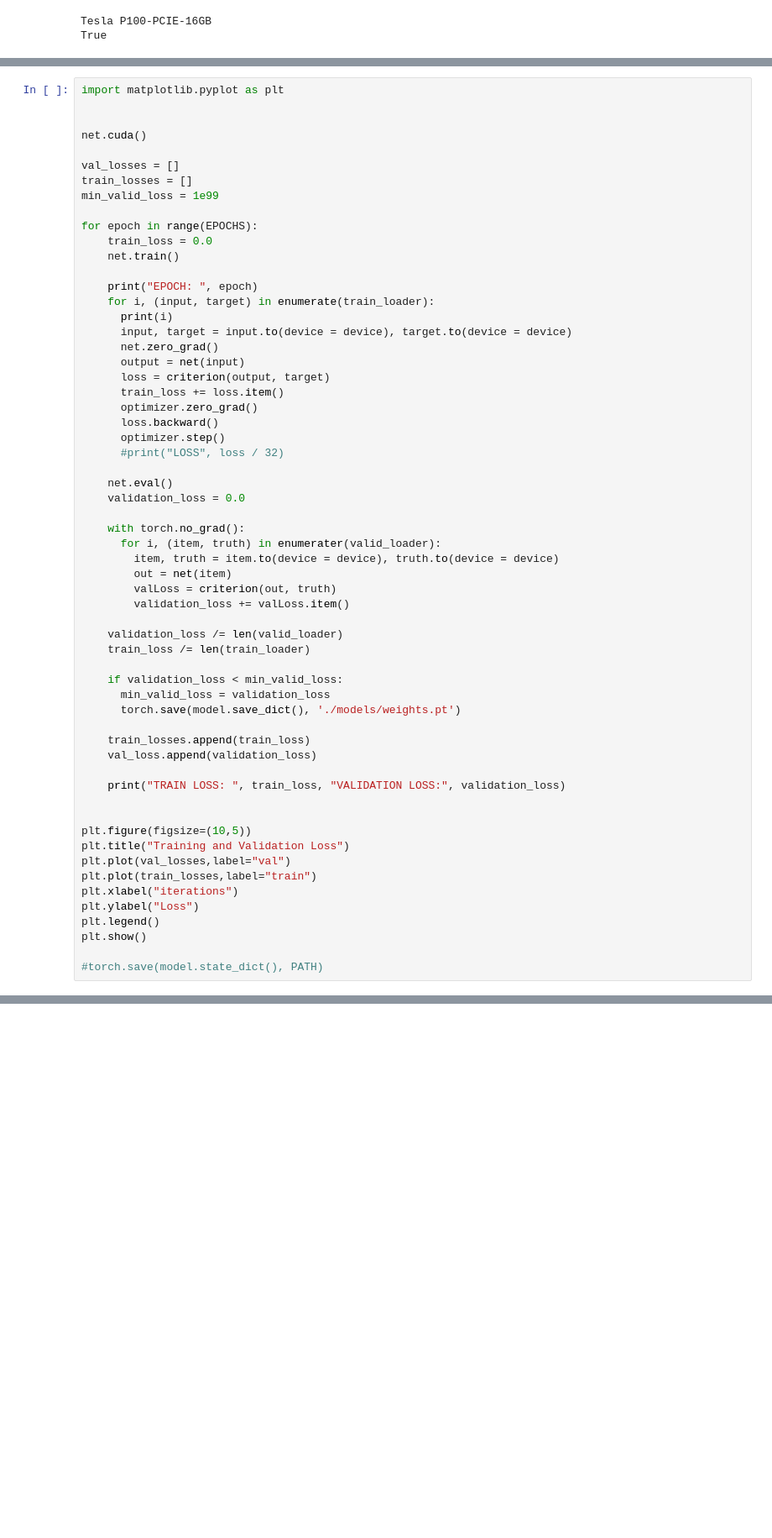
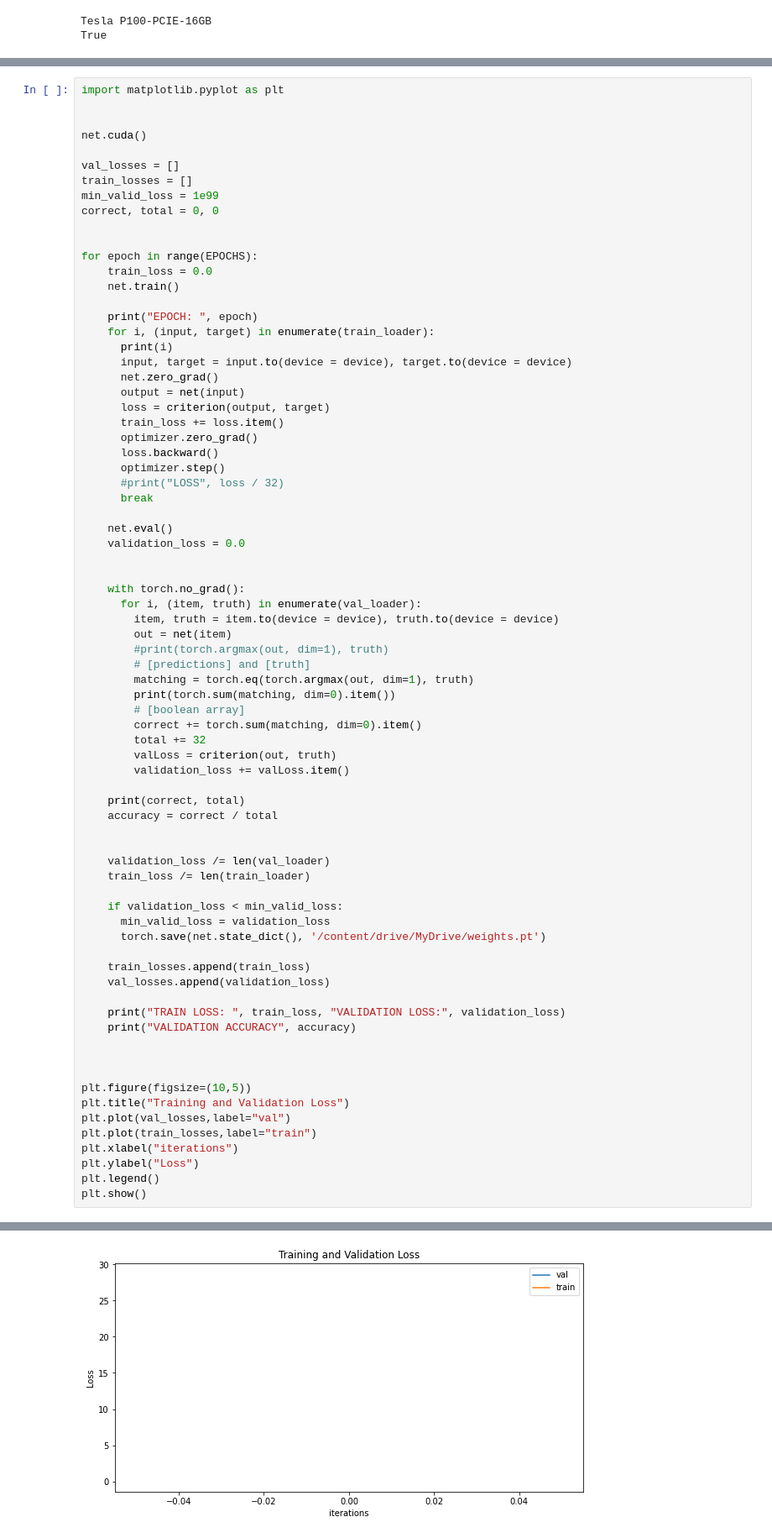
Before and after one commit to ankitbatra22/Gesture-Recognizer, a Jupyter notebook: gesture_detect.ipynb, the cells around one changed output, grey strips where cells are left out. Shown at 84% size. Cells and saved outputs as stored; diff of their text form; blank space fills up the shorter version.

```diff
--- a/gesture_detect.ipynb
+++ b/gesture_detect.ipynb
@@ -108,6 +126,8 @@ net.cuda()
 val_losses = []
 train_losses = []
 min_valid_loss = 1e99
+correct, total = 0, 0
+
 
 for epoch in range(EPOCHS):
     train_loss = 0.0
@@ -125,28 +145,43 @@ for epoch in range(EPOCHS):
       loss.backward()
       optimizer.step()
       #print("LOSS", loss / 32)
+      break
 
     net.eval()
     validation_loss = 0.0
 
+
     with torch.no_grad():
-      for i, (item, truth) in enumerater(valid_loader):
+      for i, (item, truth) in enumerate(val_loader):
         item, truth = item.to(device = device), truth.to(device = device)
         out = net(item)
+        #print(torch.argmax(out, dim=1), truth)
+        # [predictions] and [truth]
+        matching = torch.eq(torch.argmax(out, dim=1), truth)
+        print(torch.sum(matching, dim=0).item())
+        # [boolean array]
+        correct += torch.sum(matching, dim=0).item()
+        total += 32
         valLoss = criterion(out, truth)
         validation_loss += valLoss.item()
 
-    validation_loss /= len(valid_loader)
+    print(correct, total)
+    accuracy = correct / total
+
+
+    validation_loss /= len(val_loader)
     train_loss /= len(train_loader)
 
     if validation_loss < min_valid_loss:
       min_valid_loss = validation_loss
-      torch.save(model.save_dict(), './models/weights.pt')
+      torch.save(net.state_dict(), '/content/drive/MyDrive/weights.pt')
 
     train_losses.append(train_loss)
-    val_loss.append(validation_loss)
+    val_losses.append(validation_loss)
 
     print("TRAIN LOSS: ", train_loss, "VALIDATION LOSS:", validation_loss)
+    print("VALIDATION ACCURACY", accuracy)
+
 
 
 plt.figure(figsize=(10,5))
@@ -157,5 +192,4 @@ plt.xlabel("iterations")
 plt.ylabel("Loss")
 plt.legend()
 plt.show()
-
-#torch.save(model.state_dict(), PATH)
+# %% [output]
@@ -161,0 +213 @@ plt.show()
+[figure, added]
```
Also changed, not shown: parts of 5 cells of this notebook.
